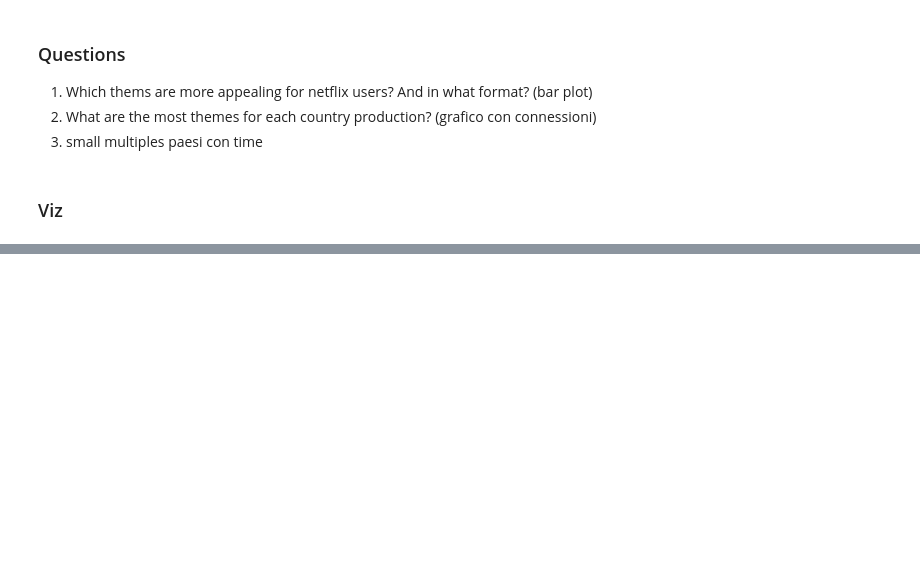
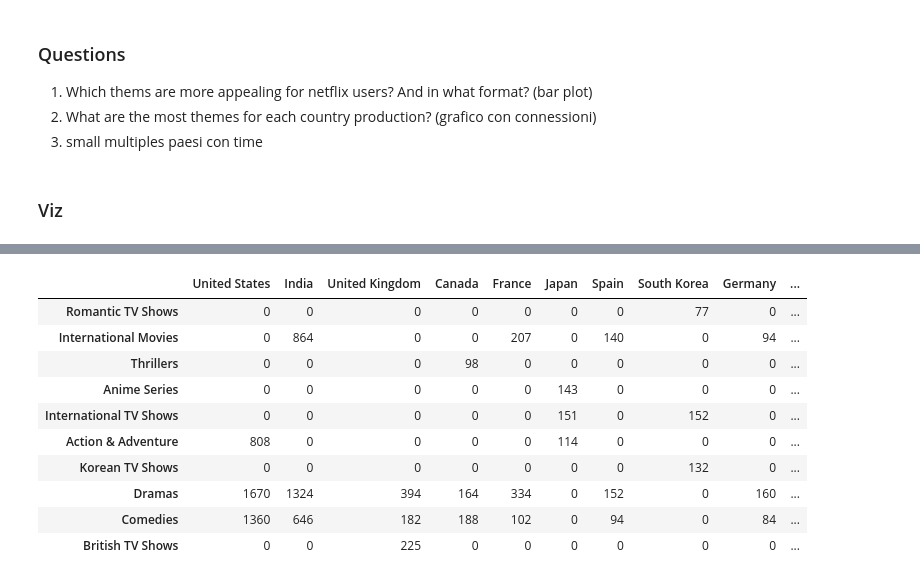
Before and after one commit to dario-coscia/netflix-viz, a Jupyter notebook: netflix.ipynb, the cells around one changed output, grey strips where cells are left out. Cells and saved outputs as stored; diff of their text form; code cells hidden in the pictures; blank space fills up the shorter version.

```diff
--- a/netflix.ipynb
+++ b/netflix.ipynb
@@ -229,0 +344,27 @@ plt.savefig("fig1.pdf", dpi=400)
+# %%
+tabella_minimal= pd.DataFrame(0, columns=range(10),index=range(42))
+tabella_minimal.columns =a
+tabella_minimal.index = b
+#tabella.loc['Comedies']['United States']+=1
+#tabella
+bu=[]
+for i in a:
+    bu=tabella[i].nlargest(3)
+    for j in b:
+        for k in bu:
+            if tabella.loc[j][i] == k:
+                tabella_minimal.loc[j][i]=k
+tabella_minimal=tabella_minimal.loc[(tabella_minimal!=0).any(axis=1)]
+tabella_minimal
+# %% [output]
+|  | United States | India | United Kingdom | Canada | France | Japan | Spain | South Korea | Germany | ... |
+| Romantic TV Shows | 0 | 0 | 0 | 0 | 0 | 0 | 0 | 77 | 0 | ... |
+| International Movies | 0 | 864 | 0 | 0 | 207 | 0 | 140 | 0 | 94 | ... |
+| Thrillers | 0 | 0 | 0 | 98 | 0 | 0 | 0 | 0 | 0 | ... |
+| Anime Series | 0 | 0 | 0 | 0 | 0 | 143 | 0 | 0 | 0 | ... |
+| International TV Shows | 0 | 0 | 0 | 0 | 0 | 151 | 0 | 152 | 0 | ... |
+| Action & Adventure | 808 | 0 | 0 | 0 | 0 | 114 | 0 | 0 | 0 | ... |
+| Korean TV Shows | 0 | 0 | 0 | 0 | 0 | 0 | 0 | 132 | 0 | ... |
+| Dramas | 1670 | 1324 | 394 | 164 | 334 | 0 | 152 | 0 | 160 | ... |
+| Comedies | 1360 | 646 | 182 | 188 | 102 | 0 | 94 | 0 | 84 | ... |
+| British TV Shows | 0 | 0 | 225 | 0 | 0 | 0 | 0 | 0 | 0 | ... |
```
Also changed, not shown: parts of 8 cells of this notebook, 3 other files.
